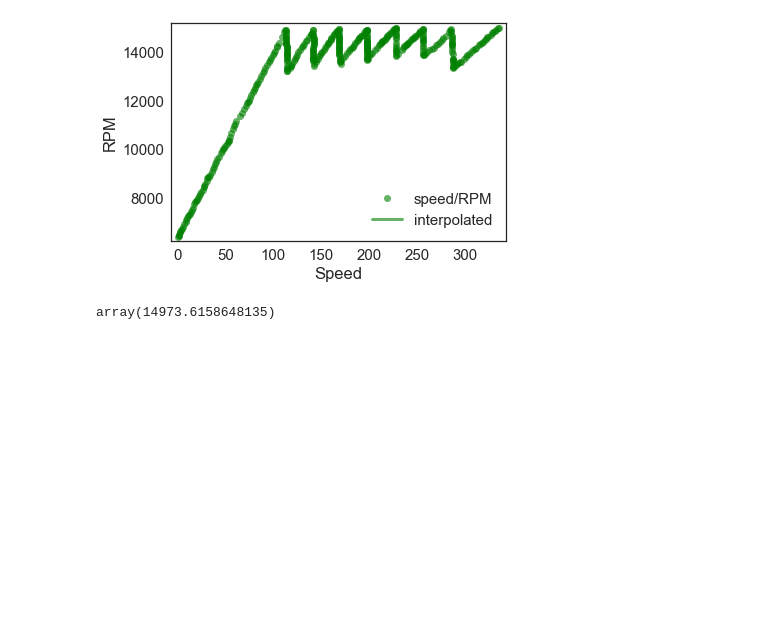
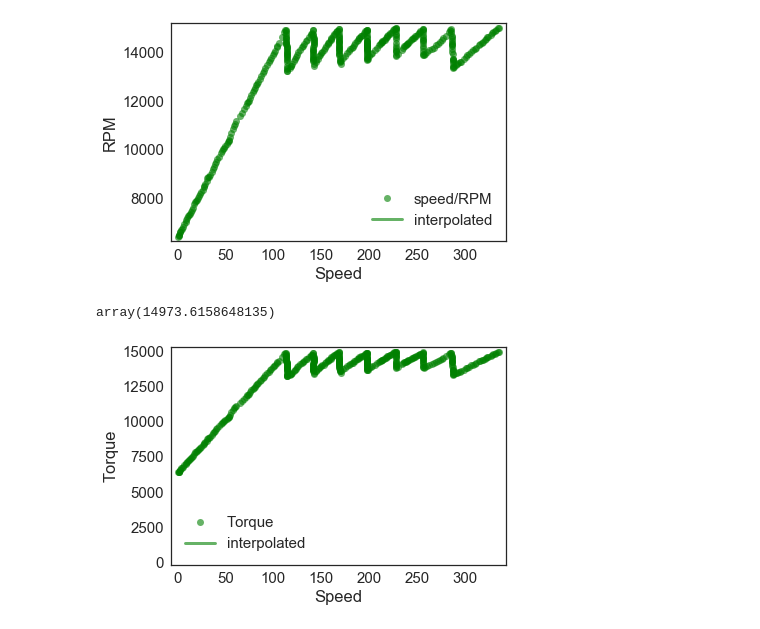
Before and after one commit to ssreekanth2000/ModSimPy, a Jupyter notebook: code/Project 3.ipynb, the cells around one changed output. Drawn from its saved outputs; the diff is of its cells as text; code cells hidden in the pictures; blank space fills up the shorter version.

```diff
--- a/code/Project 3.ipynb
+++ b/code/Project 3.ipynb
@@ -193,3 +193,13 @@ decorate(xlabel='Speed',
 I(335)
 # %% [output]
 array(14973.6158648135)
+# %%
+ts = linrange(1, 300, 1000)
+
+plot(data, 'go', label='Torque')
+plot(ts, I1(I(ts)), color='green', label='interpolated')
+
+decorate(xlabel='Speed',
+         ylabel='Torque')
+# %% [output]
+[figure, added]
```
Also changed, not shown: parts of 4 cells of this notebook, 1 other file.
